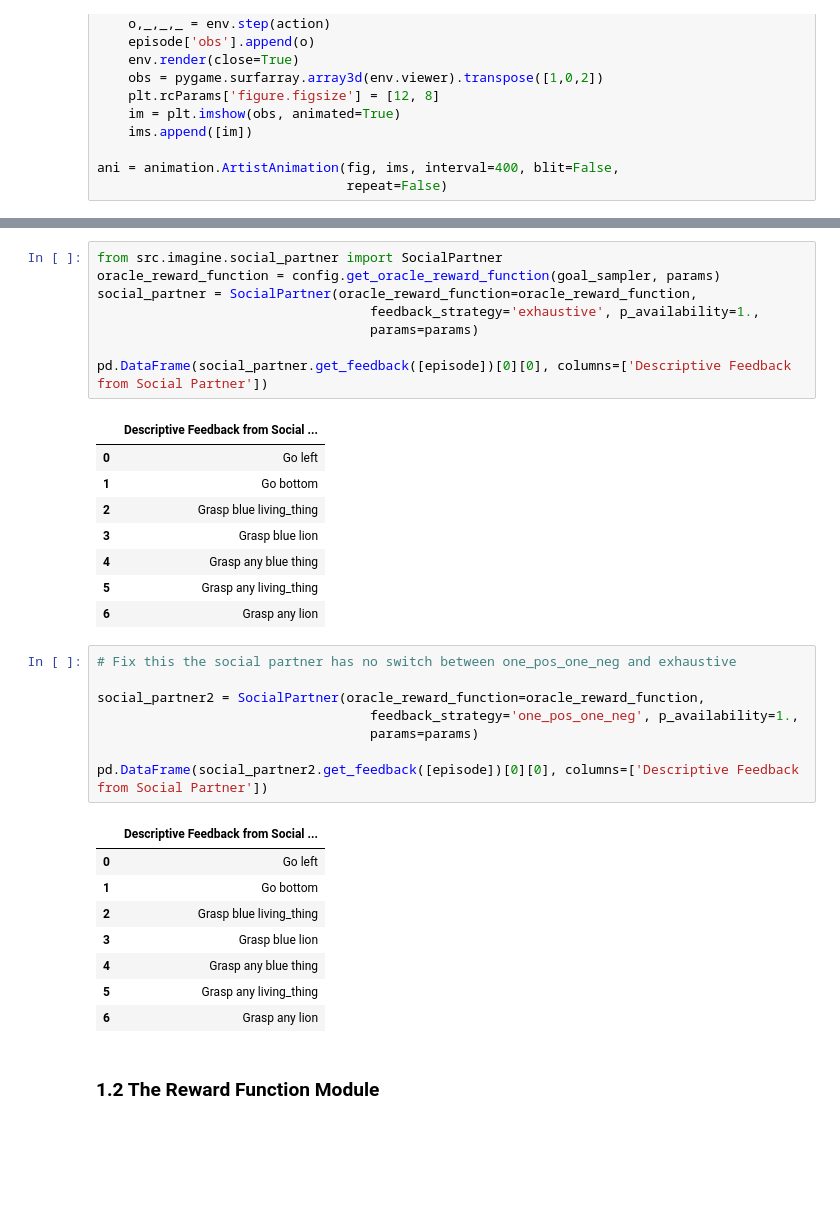
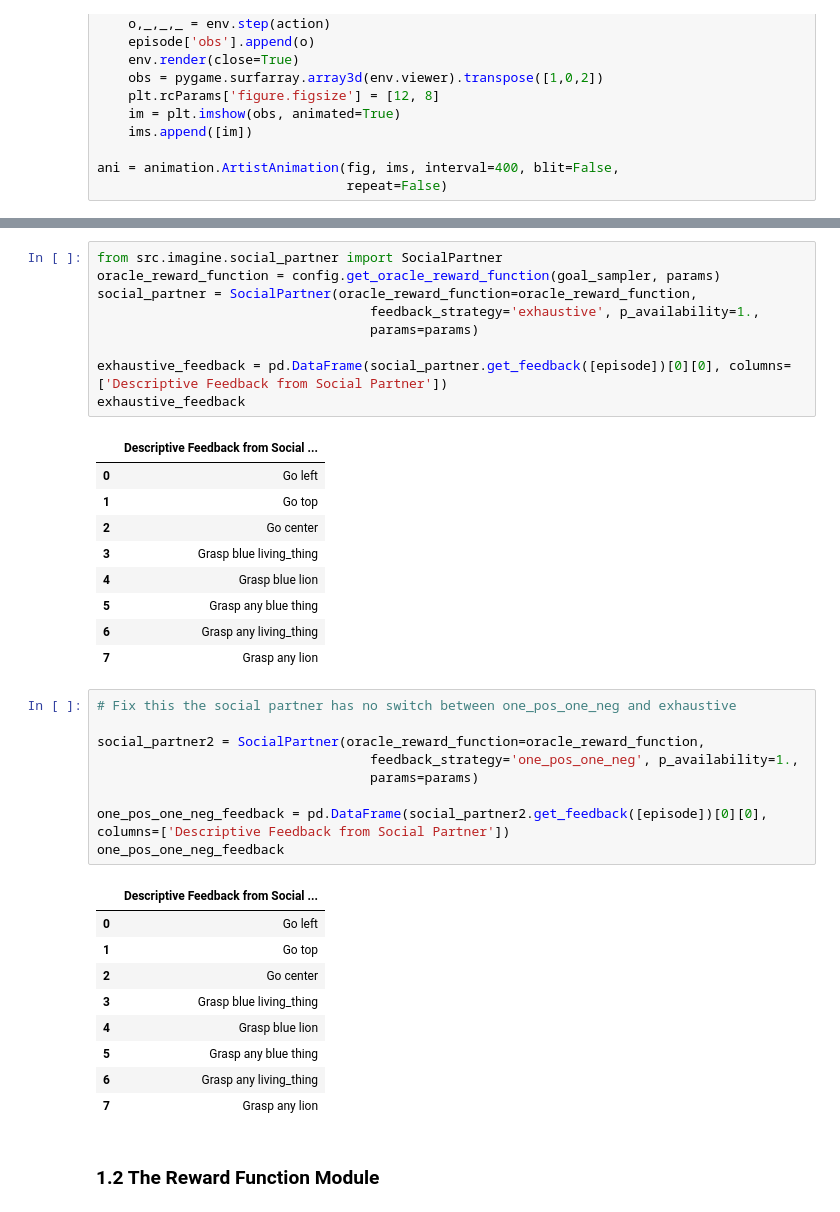
Before and after one commit to flowersteam/Imagine, a Jupyter notebook: IMAGINE.ipynb, the cells around one changed output, grey strips where cells are left out. Saved outputs shown, nothing was run; the diff lists cells and outputs as text; blank space fills up the shorter version.

```diff
--- a/IMAGINE.ipynb
+++ b/IMAGINE.ipynb
@@ -101,20 +104,22 @@ HTML(ani.to_html5_video())
 # %%
 from src.imagine.social_partner import SocialPartner
 oracle_reward_function = config.get_oracle_reward_function(goal_sampler, params)
 social_partner = SocialPartner(oracle_reward_function=oracle_reward_function,
                                    feedback_strategy='exhaustive', p_availability=1.,
                                    params=params)
 
-pd.DataFrame(social_partner.get_feedback([episode])[0][0], columns=['Descriptive Feedback from Social Partner'])
+exhaustive_feedback = pd.DataFrame(social_partner.get_feedback([episode])[0][0], columns=['Descriptive Feedback from Social Partner'])
+exhaustive_feedback
 # %% [output]
 |  | Descriptive Feedback from Social ... |
 | 0 | Go left |
-| 1 | Go bottom |
-| 2 | Grasp blue living_thing |
-| 3 | Grasp blue lion |
-| 4 | Grasp any blue thing |
-| 5 | Grasp any living_thing |
-| 6 | Grasp any lion |
+| 1 | Go top |
+| 2 | Go center |
+| 3 | Grasp blue living_thing |
+| 4 | Grasp blue lion |
+| 5 | Grasp any blue thing |
+| 6 | Grasp any living_thing |
+| 7 | Grasp any lion |
 # %%
 # Fix this the social partner has no switch between one_pos_one_neg and exhaustive
 
@@ -122,15 +127,17 @@ social_partner2 = SocialPartner(oracle_reward_function=oracle_reward_function,
                                    feedback_strategy='one_pos_one_neg', p_availability=1.,
                                    params=params)
 
-pd.DataFrame(social_partner2.get_feedback([episode])[0][0], columns=['Descriptive Feedback from Social Partner'])
+one_pos_one_neg_feedback = pd.DataFrame(social_partner2.get_feedback([episode])[0][0], columns=['Descriptive Feedback from Social Partner'])
+one_pos_one_neg_feedback
 # %% [output]
 |  | Descriptive Feedback from Social ... |
 | 0 | Go left |
-| 1 | Go bottom |
-| 2 | Grasp blue living_thing |
-| 3 | Grasp blue lion |
-| 4 | Grasp any blue thing |
-| 5 | Grasp any living_thing |
-| 6 | Grasp any lion |
+| 1 | Go top |
+| 2 | Go center |
+| 3 | Grasp blue living_thing |
+| 4 | Grasp blue lion |
+| 5 | Grasp any blue thing |
+| 6 | Grasp any living_thing |
+| 7 | Grasp any lion |
 # %% [markdown]
 ### 1.2 The Reward Function Module
```
Also changed, not shown: parts of 14 cells of this notebook, 1 other file.
